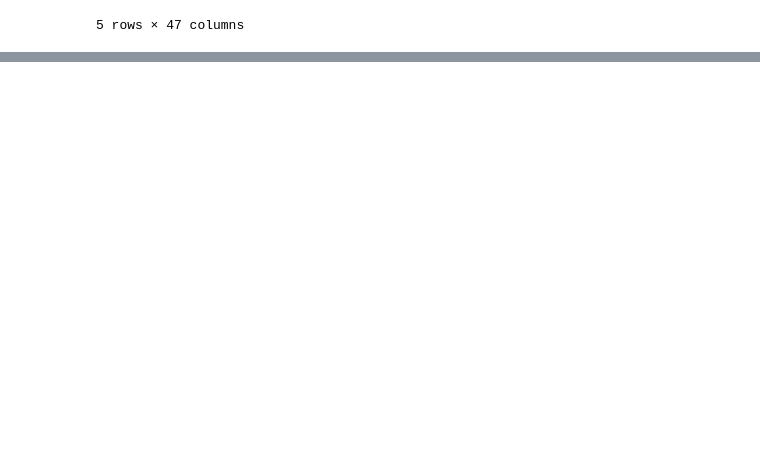
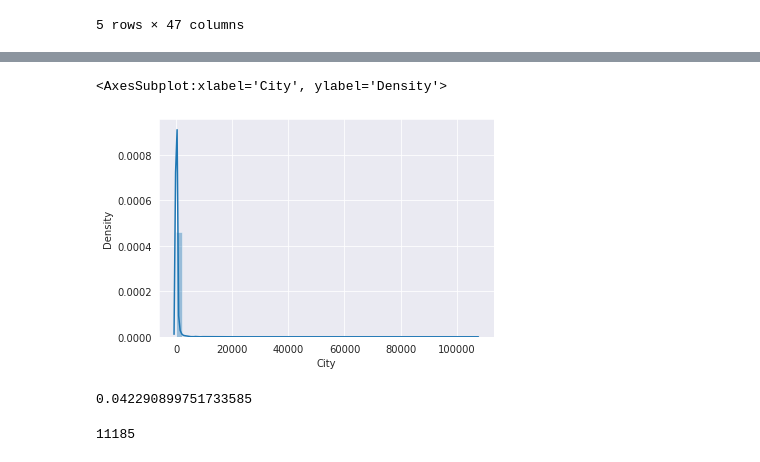
Before and after one commit to kevinlouisj/EDA_US_Accidents, a Jupyter notebook: us-accidents-eda.ipynb, the cells around one changed output, grey strips where cells are left out. Drawn from its saved outputs; the diff is of its cells as text; code cells hidden in the pictures; blank space fills up the shorter version.

```diff
--- a/us-accidents-eda.ipynb
+++ b/us-accidents-eda.ipynb
@@ -117,0 +274,7 @@ data_set.describe()
+# %%
+sns.set_style("darkgrid")
+# %%
+sns.distplot(cities_by_accident)
+# %% [output]
+<AxesSubplot:xlabel='City', ylabel='Density'>
+[figure, added]
@@ -117,0 +284,8 @@ data_set.describe()
+# %%
+len(high_accident_cities)/len(cities_by_accident)
+# %% [output]
+0.042290899751733585
+# %%
+len(low_accident_cities)
+# %% [output]
+11185
```
Also changed, not shown: parts of 20 cells of this notebook.
